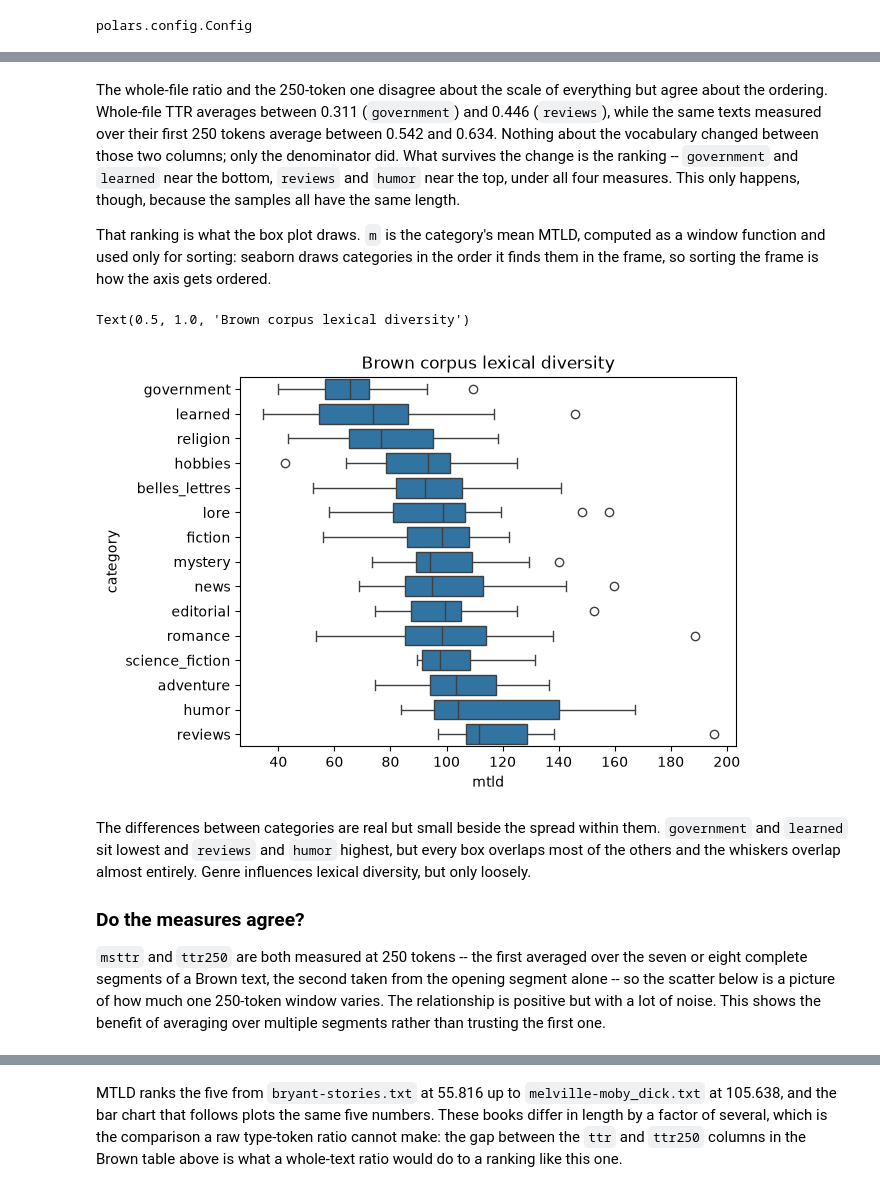
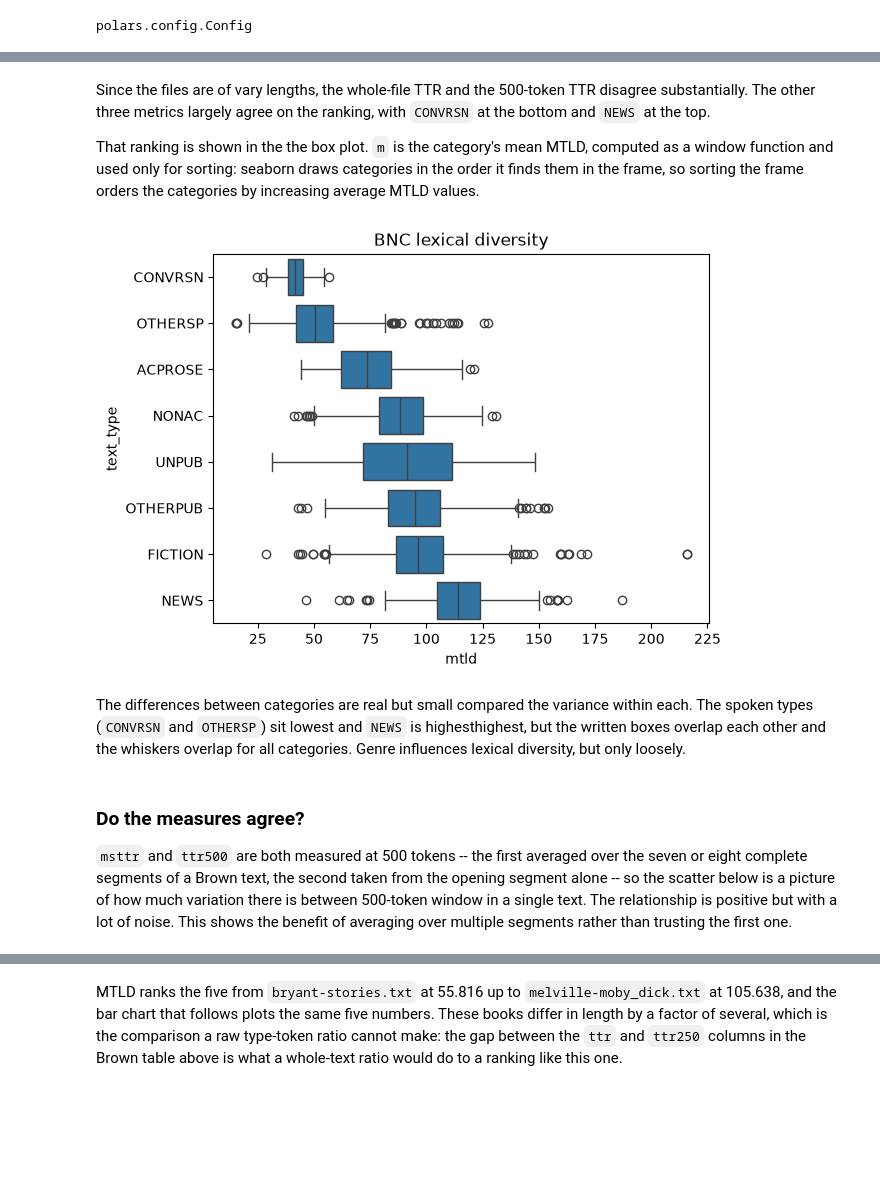
Before and after one commit to rmalouf/polars_corpus, a Jupyter notebook: docs/notebooks/vocabulary.ipynb, the cells around one changed output, grey strips where cells are left out. Saved outputs shown, nothing was run; the diff lists cells and outputs as text; code cells hidden in the pictures; blank space fills up the shorter version.

```diff
--- a/docs/notebooks/vocabulary.ipynb
+++ b/docs/notebooks/vocabulary.ipynb
@@ -23,8 +23,9 @@ import polars_corpus as plc
 import polars.selectors as cs
 import matplotlib.pyplot as plt
 import seaborn as sns
+import nltk
 
-pl.Config.set_float_precision(3)
+pl.Config.set_float_precision(2)
 pl.Config.set_tbl_rows(15)
 # %% [output]
 polars.config.Config
@@ -45,9 +38,8 @@ We normalize the text in the same way we did in [Word frequencies](../frequencie
 # %%
-brown = (
-    pl.scan_parquet("../../data/brown.parquet")
+bnc = (
+    pl.scan_parquet("../../data/bnc.parquet")
     .filter(plc.is_letters("token"))
     .with_columns(pl.col("token").str.to_lowercase())
-    .collect()
 )
 # %% [markdown]
 ## Four measures at once
@@ -63,10 +55,15 @@ brown = (
 # %%
-msttr = brown.group_by("file_id").agg(
-    pl.col("category").first(),
-    plc.ttr("token").alias("ttr"),
-    plc.ttr(pl.col("token").head(250)).alias("ttr250"),
-    plc.msttr("token", 250).alias("msttr"),
-    plc.mtld("token").alias("mtld"),
+msttr = (
+    bnc.group_by("file_id")
+    .agg(
+        pl.col("text_type").first(),
+        plc.ttr("token").alias("ttr"),
+        plc.ttr(pl.col("token").head(500)).alias("ttr500"),
+        plc.msttr("token", 500).alias("msttr"),
+        plc.mtld("token").alias("mtld"),
+    )
+    .collect(engine="streaming")
 )
-msttr.group_by("category").agg(cs.numeric().mean())
+
+msttr.group_by("text_type").agg(cs.numeric().mean())
 # %% [output]
@@ -91,20 +81,23 @@ shape: (15, 5)
 # %% [markdown]
-The whole-file ratio and the 250-token one disagree about the scale of everything but agree about the ordering. Whole-file TTR averages between 0.311 (`government`) and 0.446 (`reviews`), while the same texts measured over their first 250 tokens average between 0.542 and 0.634. Nothing about the vocabulary changed between those two columns; only the denominator did. What survives the change is the ranking -- `government` and `learned` near the bottom, `reviews` and `humor` near the top, under all four measures. This only happens, though, because the samples all have the same length.
+Since the files are of vary lengths, the whole-file TTR and the 500-token TTR disagree substantially. The other three metrics largely agree on the ranking, with `CONVRSN` at the bottom and `NEWS` at the top.
 
-That ranking is what the box plot draws. `m` is the category's mean MTLD, computed as a window function and used only for sorting: seaborn draws categories in the order it finds them in the frame, so sorting the frame is how the axis gets ordered.
+That ranking is shown in the the box plot. `m` is the category's mean MTLD, computed as a window function and used only for sorting: seaborn draws categories in the order it finds them in the frame, so sorting the frame orders the categories by increasing average MTLD values.
 # %%
-z = msttr.with_columns(m=pl.col("mtld").mean().over("category")).sort(by="m")
+z = (
+    msttr.with_columns(m=pl.col("mtld").mean().over("text_type"))
+    .sort(by="m")
+    .select(pl.exclude("m"))
+)
 
-
-sns.boxplot(z, x="mtld", y="category")
-plt.title("Brown corpus lexical diversity")
+sns.boxplot(z, x="mtld", y="text_type")
+plt.title("BNC lexical diversity")
+plt.show()
 # %% [output]
-Text(0.5, 1.0, 'Brown corpus lexical diversity')
-[figure, old version]
+[figure, new version]
+# %% [markdown]
+The differences between categories are real but small compared the variance within each. The spoken types (`CONVRSN` and `OTHERSP`) sit lowest and `NEWS` is highesthighest, but the written boxes overlap each other and the whiskers overlap for all categories. Genre influences lexical diversity, but only loosely.
 # %% [markdown]
-The differences between categories are real but small beside the spread within them. `government` and `learned` sit lowest and `reviews` and `humor` highest, but every box overlaps most of the others and the whiskers overlap almost entirely. Genre influences lexical diversity, but only loosely.
-
 ### Do the measures agree?
 
-`msttr` and `ttr250` are both measured at 250 tokens -- the first averaged over the seven or eight complete segments of a Brown text, the second taken from the opening segment alone -- so the scatter below is a picture of how much one 250-token window varies. The relationship is positive but with a lot of noise. This shows the benefit of averaging over multiple segments rather than trusting the first one.
+`msttr` and `ttr500` are both measured at 500 tokens -- the first averaged over the seven or eight complete segments of a Brown text, the second taken from the opening segment alone -- so the scatter below is a picture of how much variation there is between 500-token window in a single text. The relationship is positive but with a lot of noise. This shows the benefit of averaging over multiple segments rather than trusting the first one.
 # %%
```
Also changed, not shown: parts of 30 cells of this notebook.
